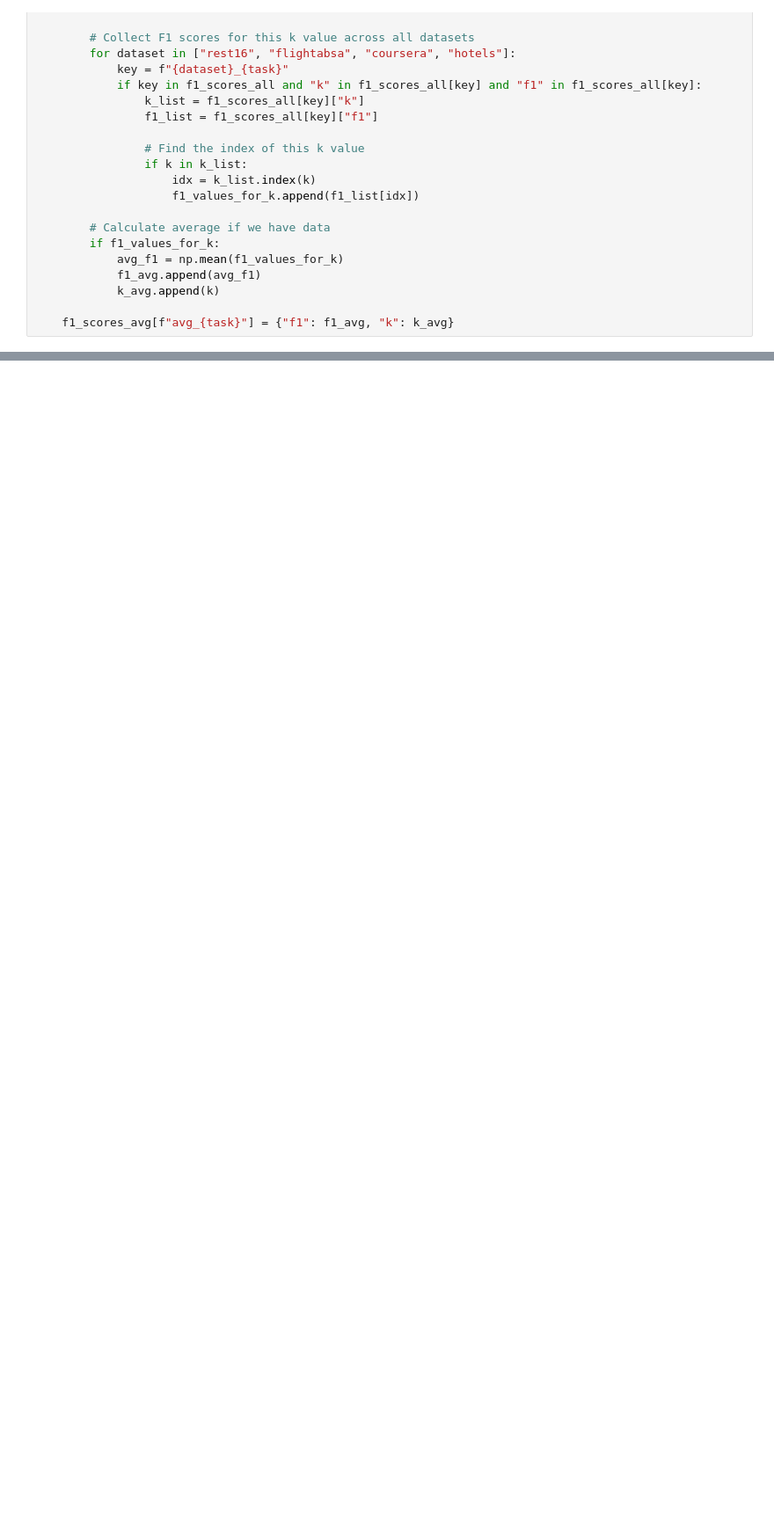
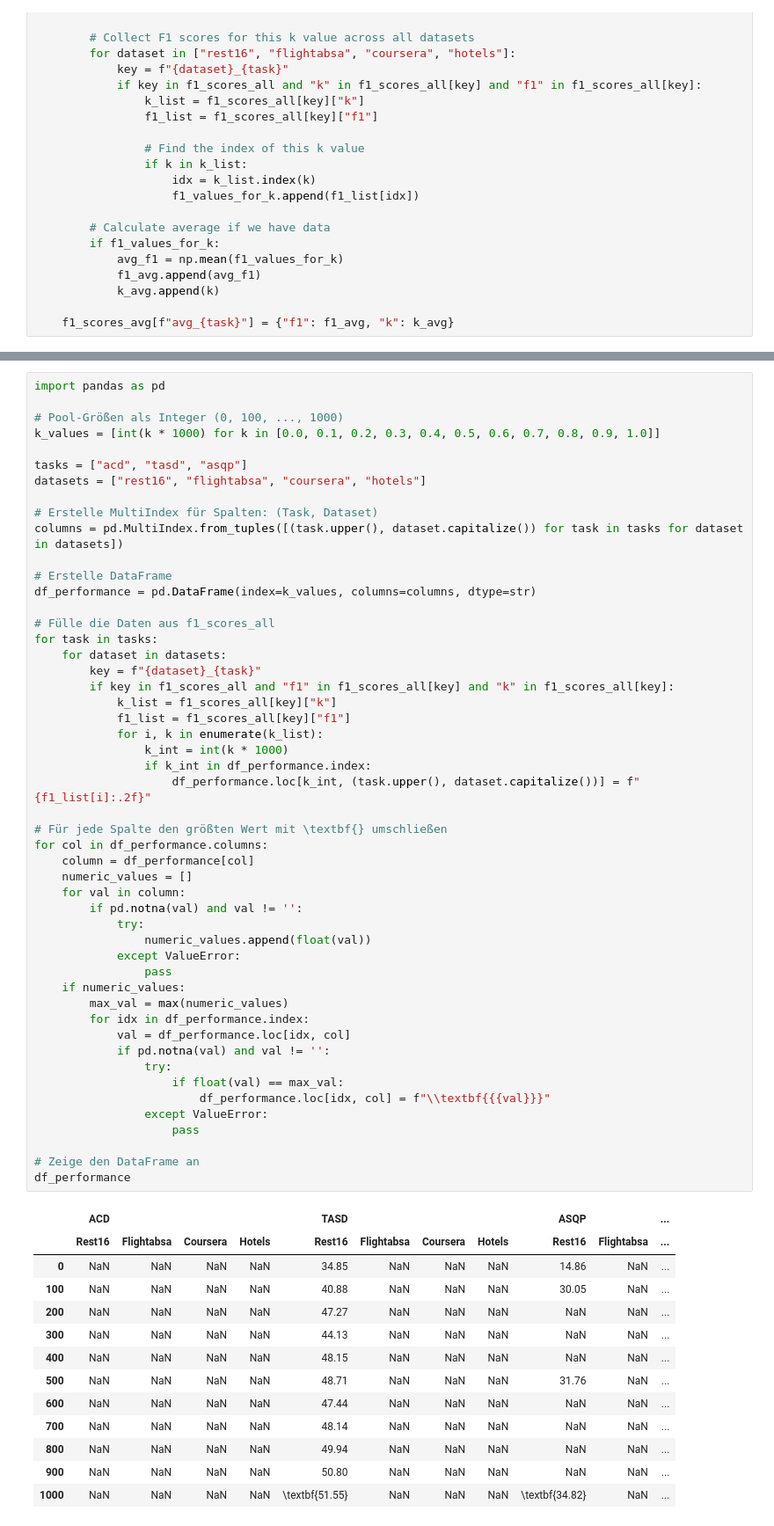
Before and after one commit to NilsHellwig/ABSA-annotation-tool, a Jupyter notebook: evaluation/report.ipynb, the cells around one changed output, grey strips where cells are left out. Shown: that part at 88% size. Saved outputs shown, nothing was run; the diff lists cells and outputs as text; blank space fills up the shorter version.

```diff
--- a/evaluation/report.ipynb
+++ b/evaluation/report.ipynb
@@ -200,0 +210,64 @@ plt.show()
+# %%
+import pandas as pd
+
+# Pool-Größen als Integer (0, 100, ..., 1000)
+k_values = [int(k * 1000) for k in [0.0, 0.1, 0.2, 0.3, 0.4, 0.5, 0.6, 0.7, 0.8, 0.9, 1.0]]
+
+tasks = ["acd", "tasd", "asqp"]
+datasets = ["rest16", "flightabsa", "coursera", "hotels"]
+
+# Erstelle MultiIndex für Spalten: (Task, Dataset)
+columns = pd.MultiIndex.from_tuples([(task.upper(), dataset.capitalize()) for task in tasks for dataset in datasets])
+
+# Erstelle DataFrame
+df_performance = pd.DataFrame(index=k_values, columns=columns, dtype=str)
+
+# Fülle die Daten aus f1_scores_all
+for task in tasks:
+    for dataset in datasets:
+        key = f"{dataset}_{task}"
+        if key in f1_scores_all and "f1" in f1_scores_all[key] and "k" in f1_scores_all[key]:
+            k_list = f1_scores_all[key]["k"]
+            f1_list = f1_scores_all[key]["f1"]
+            for i, k in enumerate(k_list):
+                k_int = int(k * 1000)
+                if k_int in df_performance.index:
+                    df_performance.loc[k_int, (task.upper(), dataset.capitalize())] = f"{f1_list[i]:.2f}"
+
+# Für jede Spalte den größten Wert mit \textbf{} umschließen
+for col in df_performance.columns:
+    column = df_performance[col]
+    numeric_values = []
+    for val in column:
+        if pd.notna(val) and val != '':
+            try:
+                numeric_values.append(float(val))
+            except ValueError:
+                pass
+    if numeric_values:
+        max_val = max(numeric_values)
+        for idx in df_performance.index:
+            val = df_performance.loc[idx, col]
+            if pd.notna(val) and val != '':
+                try:
+                    if float(val) == max_val:
+                        df_performance.loc[idx, col] = f"\\textbf{{{val}}}"
+                except ValueError:
+                    pass
+
+# Zeige den DataFrame an
+df_performance
+# %% [output]
+|  | ACD |  |  |  | TASD |  |  |  | ASQP |  | ... |
+|  | Rest16 | Flightabsa | Coursera | Hotels | Rest16 | Flightabsa | Coursera | Hotels | Rest16 | Flightabsa | ... |
+| 0 | NaN | NaN | NaN | NaN | 34.85 | NaN | NaN | NaN | 14.86 | NaN | ... |
+| 100 | NaN | NaN | NaN | NaN | 40.88 | NaN | NaN | NaN | 30.05 | NaN | ... |
+| 200 | NaN | NaN | NaN | NaN | 47.27 | NaN | NaN | NaN | NaN | NaN | ... |
+| 300 | NaN | NaN | NaN | NaN | 44.13 | NaN | NaN | NaN | NaN | NaN | ... |
+| 400 | NaN | NaN | NaN | NaN | 48.15 | NaN | NaN | NaN | NaN | NaN | ... |
+| 500 | NaN | NaN | NaN | NaN | 48.71 | NaN | NaN | NaN | 31.76 | NaN | ... |
+| 600 | NaN | NaN | NaN | NaN | 47.44 | NaN | NaN | NaN | NaN | NaN | ... |
+| 700 | NaN | NaN | NaN | NaN | 48.14 | NaN | NaN | NaN | NaN | NaN | ... |
+| 800 | NaN | NaN | NaN | NaN | 49.94 | NaN | NaN | NaN | NaN | NaN | ... |
+| 900 | NaN | NaN | NaN | NaN | 50.80 | NaN | NaN | NaN | NaN | NaN | ... |
+| 1000 | NaN | NaN | NaN | NaN | \textbf{51.55} | NaN | NaN | NaN | \textbf{34.82} | NaN | ... |
```
Also changed, not shown: parts of 4 cells of this notebook.
